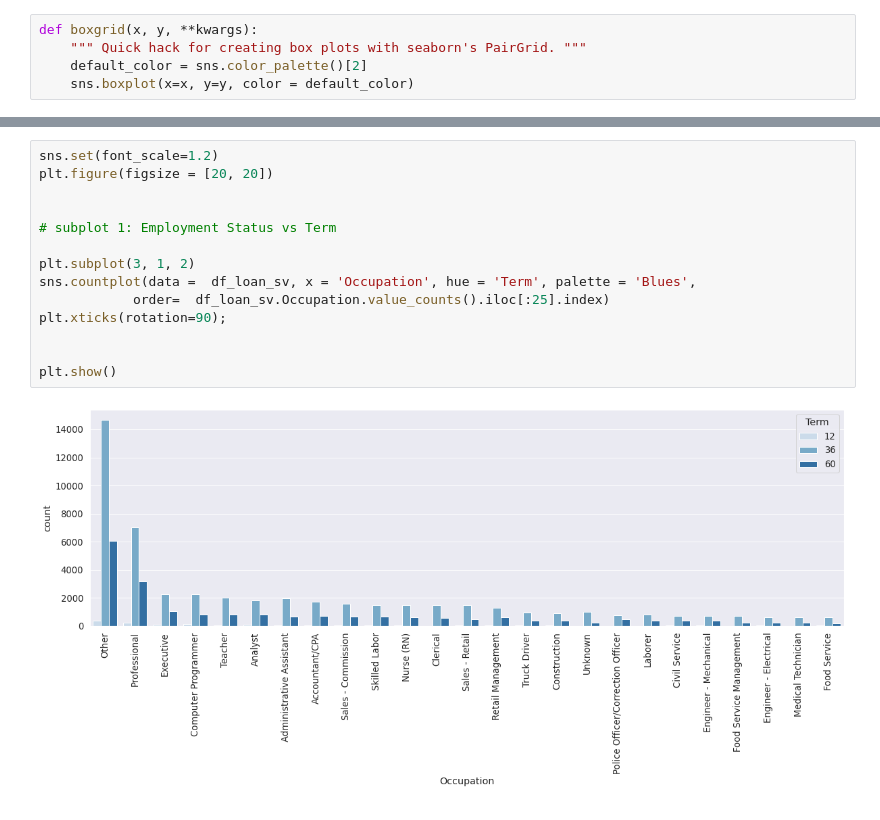
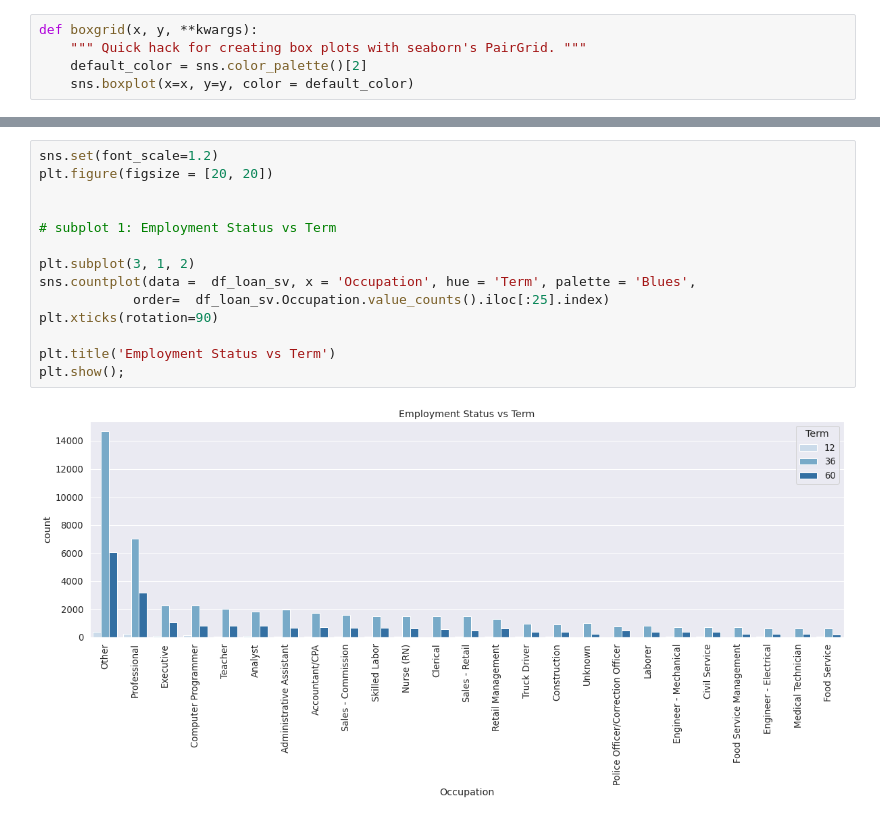
Before and after one commit to Dari94/Analyze-Loan-Data, a Jupyter notebook: slide_deck.ipynb, the cells around one changed output, grey strips where cells are left out. Drawn from its saved outputs; the diff is of its cells as text.

```diff
--- a/slide_deck.ipynb
+++ b/slide_deck.ipynb
@@ -177,16 +164,16 @@ Most of the people who get loans are from either professional or other occupatio
 # %%
 sns.set(font_scale=1.2)
 plt.figure(figsize = [20, 20])
 
 
 # subplot 1: Employment Status vs Term
 
 plt.subplot(3, 1, 2)
 sns.countplot(data =  df_loan_sv, x = 'Occupation', hue = 'Term', palette = 'Blues',
             order=  df_loan_sv.Occupation.value_counts().iloc[:25].index)
-plt.xticks(rotation=90);
+plt.xticks(rotation=90)
 
-
-plt.show()
+plt.title('Employment Status vs Term')
+plt.show();
 # %% [output]
-[figure, old version]
+[figure, new version]
```
Also changed, not shown: parts of 12 cells of this notebook, 5 other files.
